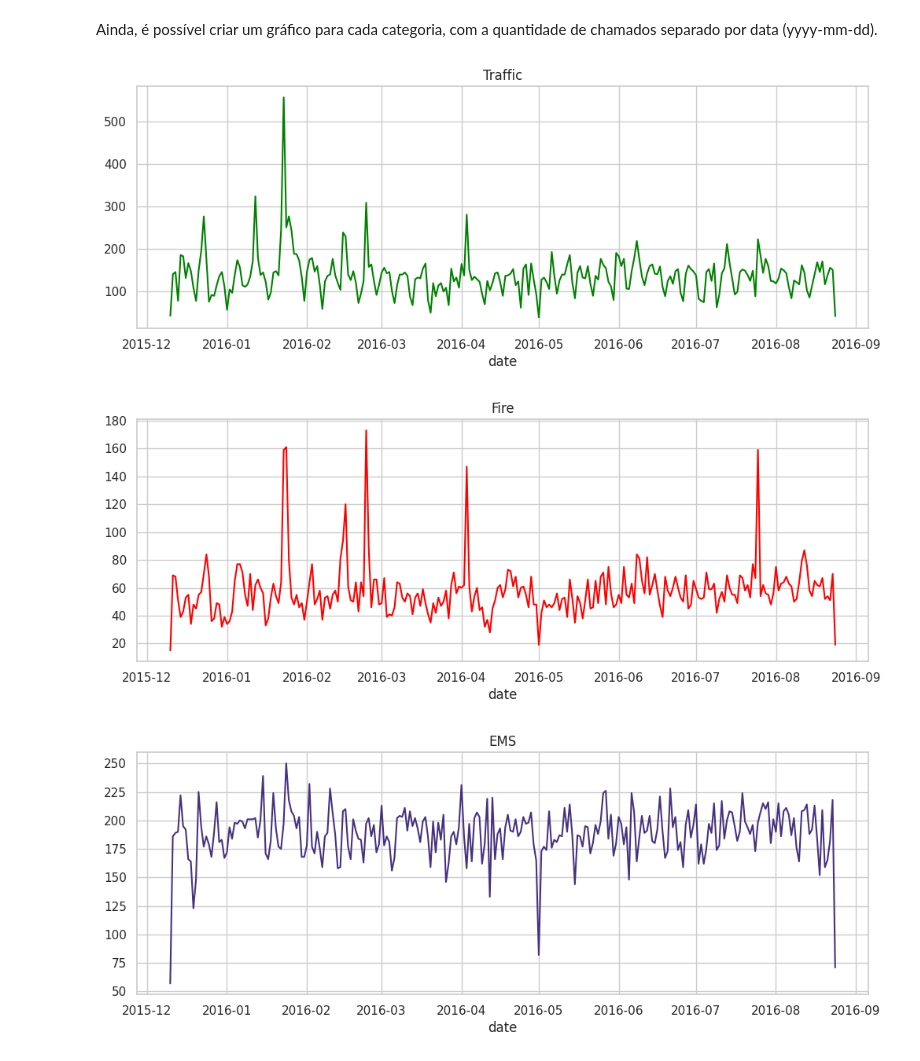
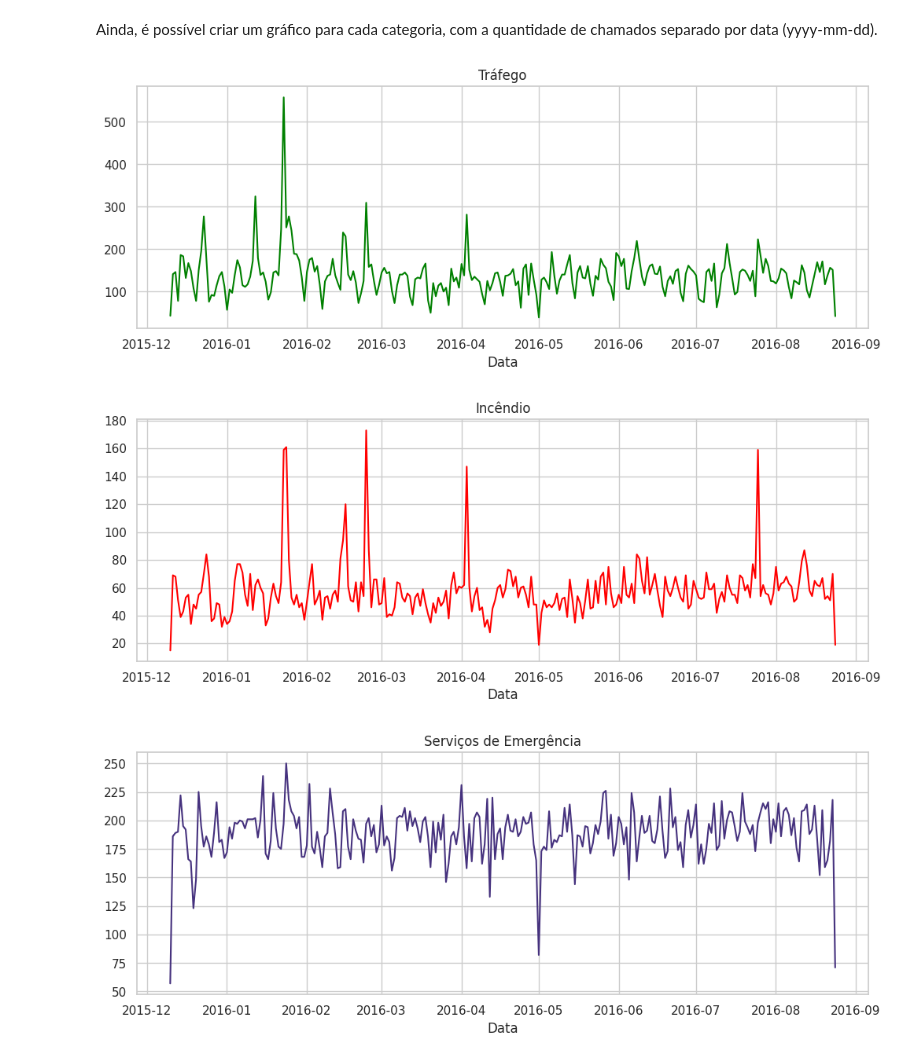
Before and after one commit to MariiMilani/911_calls, a Jupyter notebook: main.ipynb, the cells around one changed output. Saved outputs shown, nothing was run; the diff lists cells and outputs as text; code cells hidden in the pictures.

```diff
--- a/main.ipynb
+++ b/main.ipynb
@@ -280,22 +290,25 @@ Ainda, é possível criar um gráfico para cada categoria, com a quantidade de c
 # %%
 df['date'] = df['timeStamp'].dt.date
 
 # Gráfico da categoria Traffic
 plt.figure(figsize=(12,4))
 df[df['reason'] == 'Traffic'].groupby('date').count()['title'].plot(color='green')
-plt.title('Traffic')
+plt.title('Tráfego')
+plt.xlabel('Data')
 
 # Gráfico da categoria Fire
 plt.figure(figsize=(12,4))
 df[df['reason'] == 'Fire'].groupby('date').count()['title'].plot(color='red')
-plt.title('Fire')
+plt.title('Incêndio')
+plt.xlabel('Data')
 
 # Gráfico da categoria EMS
 plt.figure(figsize=(12,4))
 df[df['reason'] == 'EMS'].groupby('date').count()['title'].plot()
-plt.title('EMS')
+plt.title('Serviços de Emergência')
+plt.xlabel('Data')
 plt.show()
 # %% [output]
 [figure]
-[figure, old version]
+[figure, new version]
-[figure, old version]
+[figure, new version]
```
Also changed, not shown: parts of 11 cells of this notebook.
